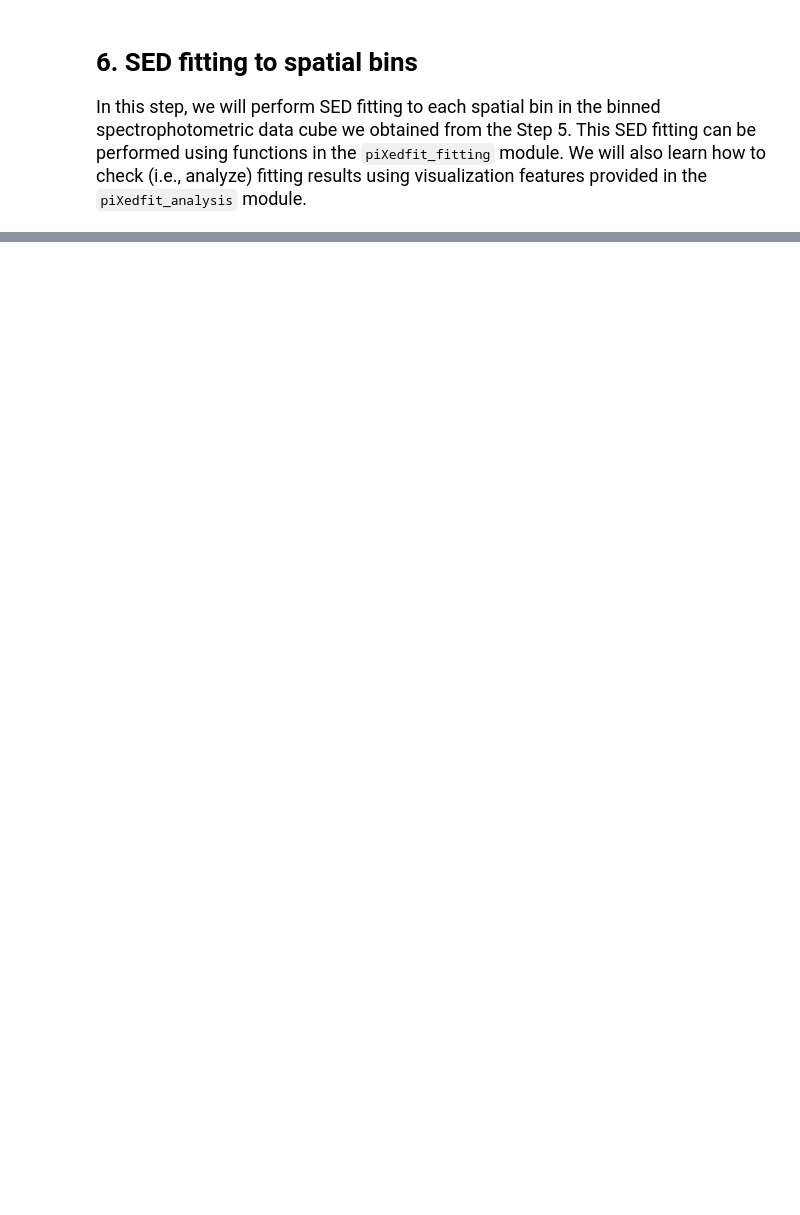
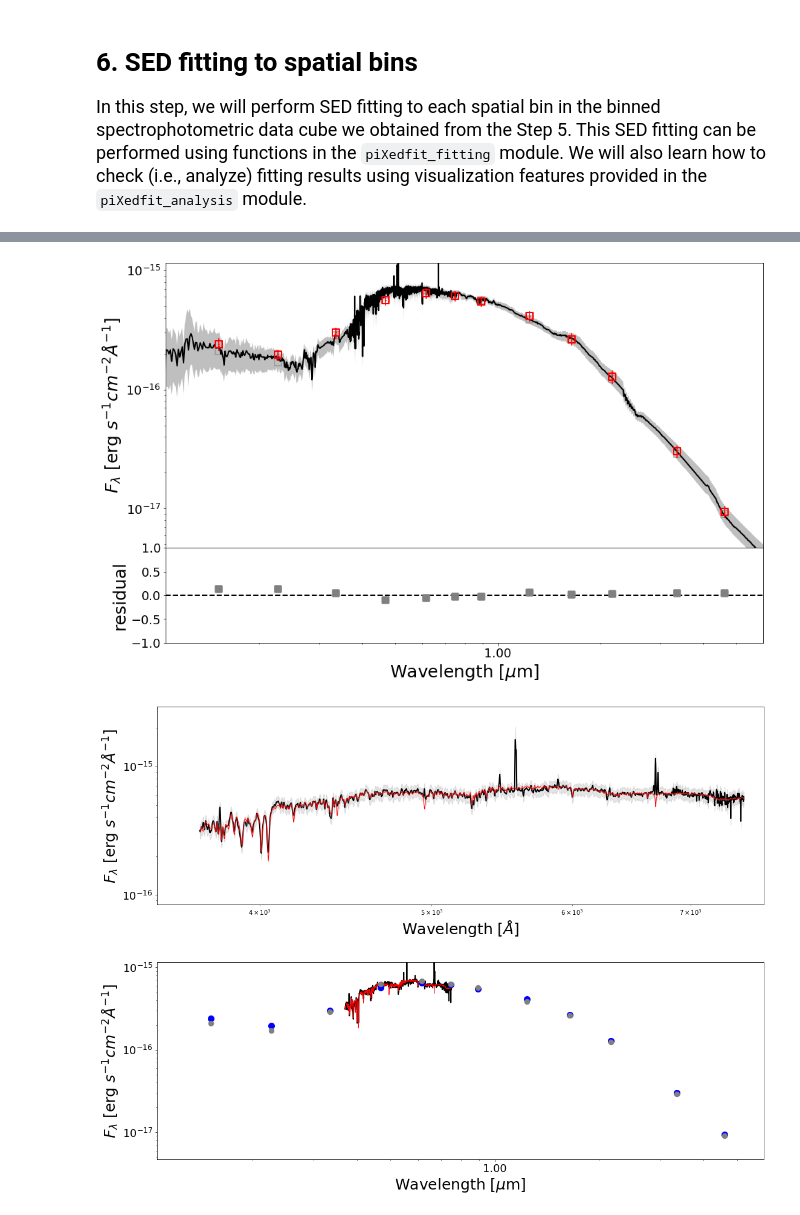
Before and after one commit to aabdurrouf/piXedfit, a Jupyter notebook: examples/FUVtoNIR_CALIFA/Step6_SEDfitting.ipynb, the cells around one changed output, grey strips where cells are left out. Saved outputs shown, nothing was run; the diff lists cells and outputs as text; code cells hidden in the pictures; blank space fills up the shorter version.

```diff
--- a/examples/FUVtoNIR_CALIFA/Step6_SEDfitting.ipynb
+++ b/examples/FUVtoNIR_CALIFA/Step6_SEDfitting.ipynb
@@ -51,0 +154,7 @@ SEDfit_from_binmap_specphoto(fits_binmap, binid_range=binid_range, models_spec=m
+# %%
+name_sampler_fits = "mcmc_bin5.fits"
+plot_SED(name_sampler_fits, loc_legend=3, decompose=0)
+# %% [output]
+[figure, added]
+[figure, added]
+[figure, added]
```
Also changed, not shown: parts of 28 cells of this notebook, 1 other file.
